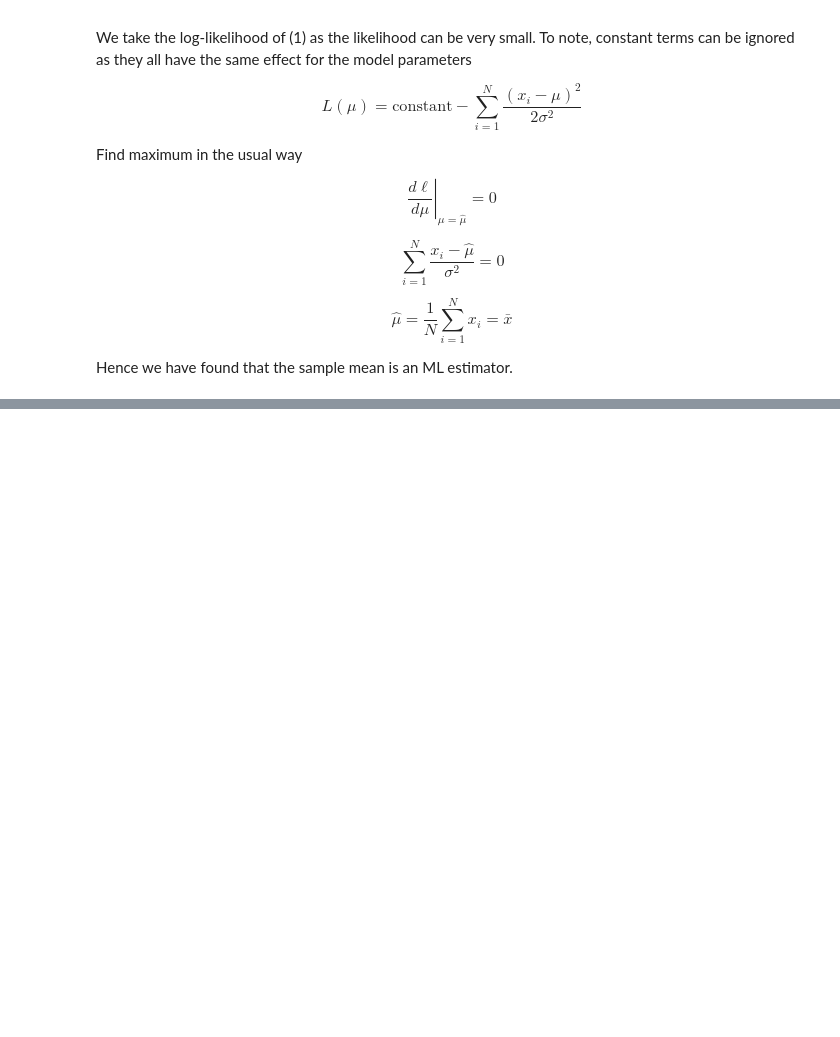
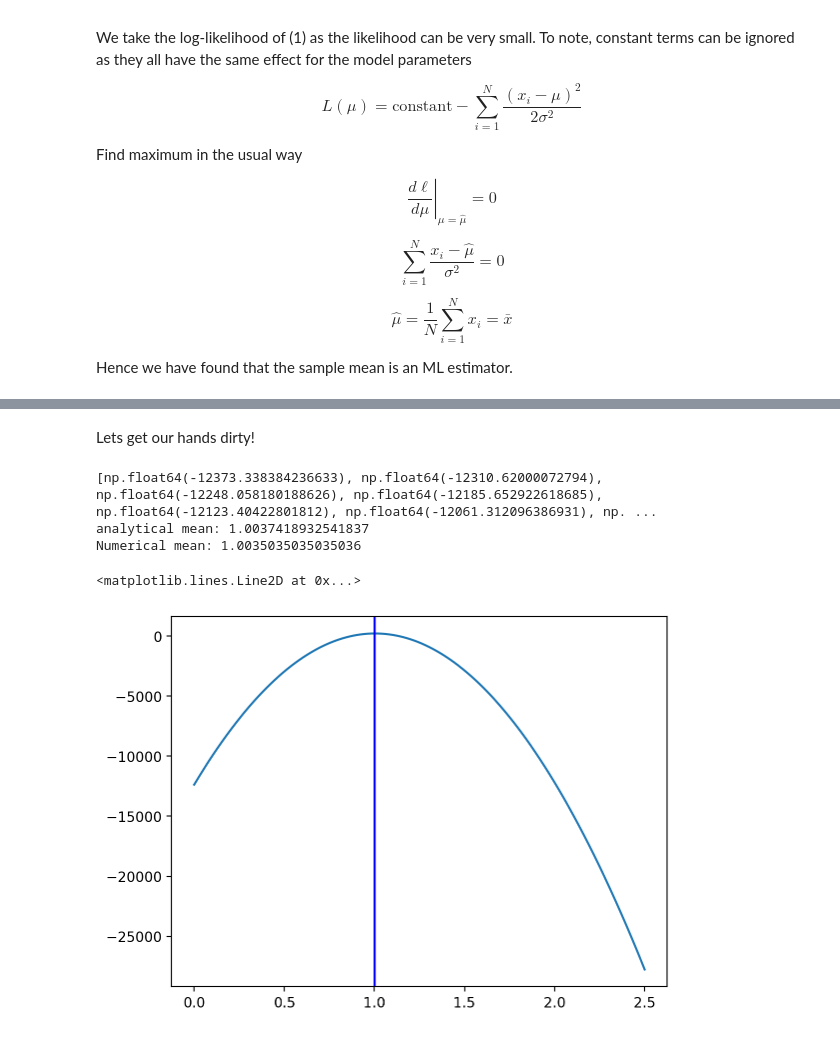
Before and after one commit to Krisneverstaps/computational-astrophysics, a Jupyter notebook: Notebooks/Computational_Astrophysics_Day6.ipynb, the cells around one changed output, grey strips where cells are left out. Cells and saved outputs as stored; diff of their text form; code cells hidden in the pictures; blank space fills up the shorter version.

```diff
--- a/Notebooks/Computational_Astrophysics_Day6.ipynb
+++ b/Notebooks/Computational_Astrophysics_Day6.ipynb
@@ -203,0 +280,36 @@ Resources:
+# %% [markdown]
+Lets get our hands dirty!
+# %%
+from scipy.stats import norm
+from scipy import stats
+
+gaussian_data = norm.rvs(loc = 1, scale = 0.2, size = 1000)
+
+mu_proposed = np.linspace(0, 2.5, 1000)#
+
+lnL_scan_g = []
+
+for mu in mu_proposed:
+    lnL_temp_g = norm.logpdf(gaussian_data, loc = mu, scale = 0.2)
+    lnL_temp_g = np.sum(lnL_temp_g)
+    lnL_scan_g.append(lnL_temp_g)
+
+print(lnL_scan_g)
+
+lnL_scan_g = np.array(lnL_scan_g)
+
+mu_mle = mu_proposed[np.argmax(lnL_scan_g)]
+mu_mle_analyt = np.mean(gaussian_data)
+
+print(f"analytical mean: {mu_mle_analyt}")
+print(f"Numerical mean: {mu_mle}")
+
+plt.plot(mu_proposed, lnL_scan_g)
+plt.axvline(mu_mle_analyt, color = "r", label = "analytical mean")
+plt.axvline(mu_mle, color = "b", label = "numerical mean")
+# %% [output]
+[np.float64(-12373.338384236633), np.float64(-12310.62000072794), np.float64(-12248.058180188626), np.float64(-12185.652922618685), np.float64(-12123.40422801812), np.float64(-12061.312096386931), np. ...
+analytical mean: 1.0037418932541837
+Numerical mean: 1.0035035035035036
+<matplotlib.lines.Line2D at 0x...>
+[figure, added]
```
Also changed, not shown: parts of 13 cells of this notebook, 4 other files.
